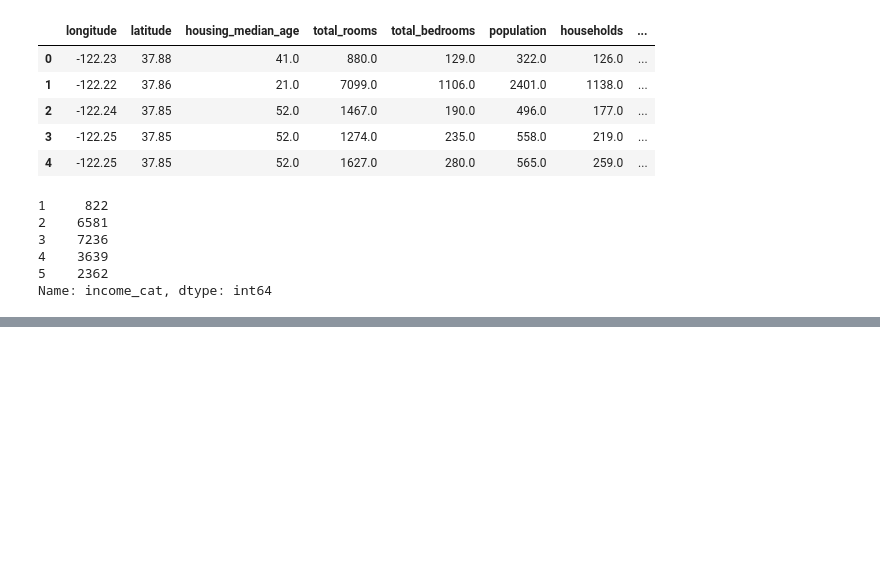
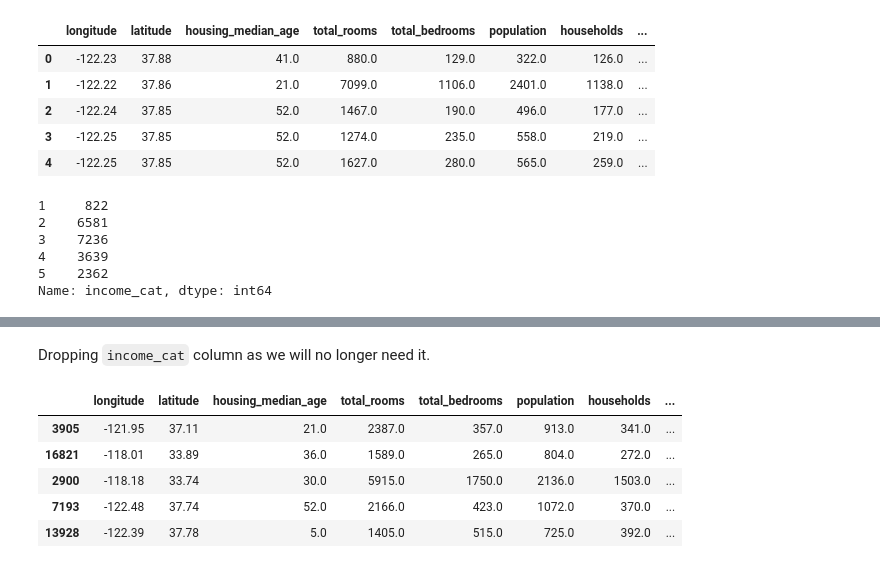
Before and after one commit to samoei/housing-price-predictor, a Jupyter notebook: notebooks/housing.ipynb, the cells around one changed output, grey strips where cells are left out. Drawn from its saved outputs; the diff is of its cells as text; code cells hidden in the pictures; blank space fills up the shorter version.

```diff
--- a/notebooks/housing.ipynb
+++ b/notebooks/housing.ipynb
@@ -293,0 +345,2 @@ housing["income_cat"].value_counts().sort_index().plot.bar(rot=0, grid=True)
+# %%
+strat_train_set, strat_test_set = train_test_split(housing, test_size=0.2, stratify=housing["income_cat"], random_state=42)
@@ -293,0 +385,11 @@ housing["income_cat"].value_counts().sort_index().plot.bar(rot=0, grid=True)
+# %% [markdown]
+Dropping `income_cat` column as we will no longer need it.
+# %%
+strat_test_set.head()
+# %% [output]
+|  | longitude | latitude | housing_median_age | total_rooms | total_bedrooms | population | households | ... |
+| 3905 | -121.95 | 37.11 | 21.0 | 2387.0 | 357.0 | 913.0 | 341.0 | ... |
+| 16821 | -118.01 | 33.89 | 36.0 | 1589.0 | 265.0 | 804.0 | 272.0 | ... |
+| 2900 | -118.18 | 33.74 | 30.0 | 5915.0 | 1750.0 | 2136.0 | 1503.0 | ... |
+| 7193 | -122.48 | 37.74 | 52.0 | 2166.0 | 423.0 | 1072.0 | 370.0 | ... |
+| 13928 | -122.39 | 37.78 | 5.0 | 1405.0 | 515.0 | 725.0 | 392.0 | ... |
```
Also changed, not shown: parts of 14 cells of this notebook.
